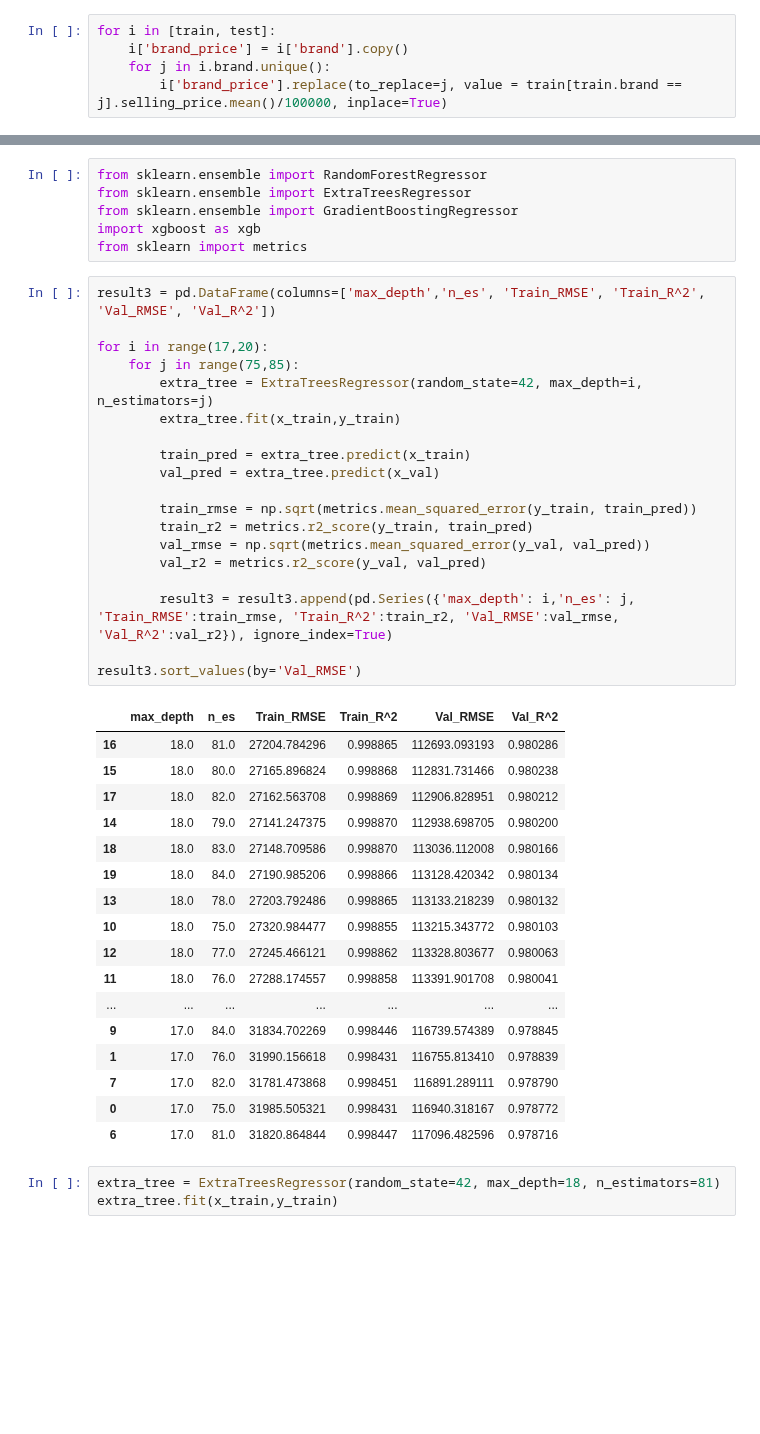
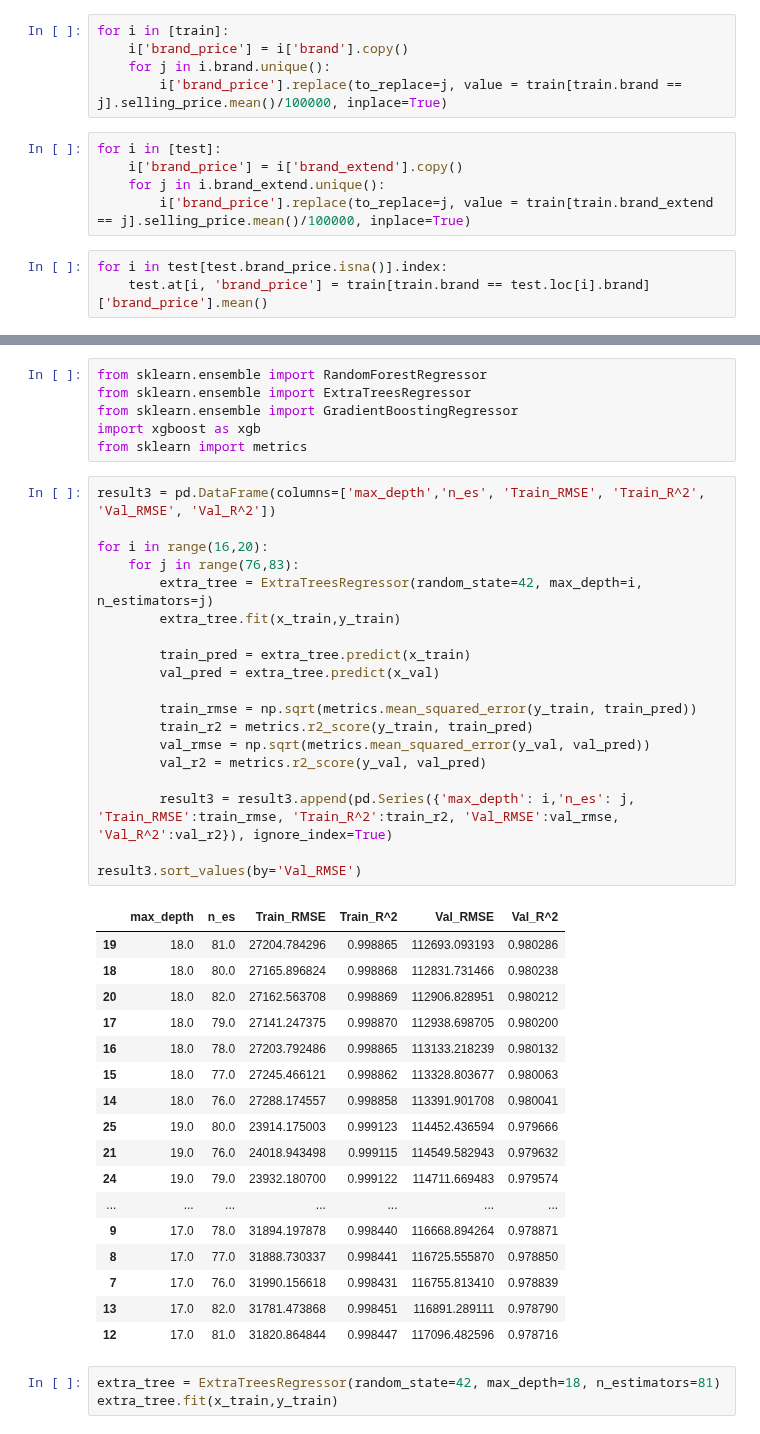
Before and after one commit to khoa2181/DataPreparation, a Jupyter notebook: Tran Minh Khoa_Final Data Preparation.ipynb, the cells around one changed output, grey strips where cells are left out. Drawn from its saved outputs; the diff is of its cells as text; blank space fills up the shorter version.

```diff
--- a/Tran Minh Khoa_Final Data Preparation.ipynb
+++ b/Tran Minh Khoa_Final Data Preparation.ipynb
@@ -61,10 +61,18 @@ for i in [train, test]:
     i['n_owner'].replace(to_replace='Fourth & Above Owner', value=4, inplace=True)
     i['n_owner'].replace(to_replace='Test Drive Car', value=-1, inplace=True)
 # %%
-for i in [train, test]:
+for i in [train]:
     i['brand_price'] = i['brand'].copy()
     for j in i.brand.unique():
         i['brand_price'].replace(to_replace=j, value = train[train.brand == j].selling_price.mean()/100000, inplace=True)
+# %%
+for i in [test]:
+    i['brand_price'] = i['brand_extend'].copy()
+    for j in i.brand_extend.unique():
+        i['brand_price'].replace(to_replace=j, value = train[train.brand_extend == j].selling_price.mean()/100000, inplace=True)
+# %%
+for i in test[test.brand_price.isna()].index:
+    test.at[i, 'brand_price'] = train[train.brand == test.loc[i].brand]['brand_price'].mean()
 # %%
 #train = train[train['selling_price'] < 9000000]
 # %% [markdown]
@@ -242,40 +290,40 @@ from sklearn import metrics
 # %%
 result3 = pd.DataFrame(columns=['max_depth','n_es', 'Train_RMSE', 'Train_R^2', 'Val_RMSE', 'Val_R^2'])
 
-for i in range(17,20):
-    for j in range(75,85):
+for i in range(16,20):
+    for j in range(76,83):
         extra_tree = ExtraTreesRegressor(random_state=42, max_depth=i, n_estimators=j)
         extra_tree.fit(x_train,y_train)
 
         train_pred = extra_tree.predict(x_train)
         val_pred = extra_tree.predict(x_val)
 
         train_rmse = np.sqrt(metrics.mean_squared_error(y_train, train_pred))
         train_r2 = metrics.r2_score(y_train, train_pred)
         val_rmse = np.sqrt(metrics.mean_squared_error(y_val, val_pred))
         val_r2 = metrics.r2_score(y_val, val_pred)
 
         result3 = result3.append(pd.Series({'max_depth': i,'n_es': j, 'Train_RMSE':train_rmse, 'Train_R^2':train_r2, 'Val_RMSE':val_rmse, 'Val_R^2':val_r2}), ignore_index=True)
 
 result3.sort_values(by='Val_RMSE')
 # %% [output]
 |  | max_depth | n_es | Train_RMSE | Train_R^2 | Val_RMSE | Val_R^2 |
-| 16 | 18.0 | 81.0 | 27204.784296 | 0.998865 | 112693.093193 | 0.980286 |
-| 15 | 18.0 | 80.0 | 27165.896824 | 0.998868 | 112831.731466 | 0.980238 |
-| 17 | 18.0 | 82.0 | 27162.563708 | 0.998869 | 112906.828951 | 0.980212 |
-| 14 | 18.0 | 79.0 | 27141.247375 | 0.998870 | 112938.698705 | 0.980200 |
-| 18 | 18.0 | 83.0 | 27148.709586 | 0.998870 | 113036.112008 | 0.980166 |
-| 19 | 18.0 | 84.0 | 27190.985206 | 0.998866 | 113128.420342 | 0.980134 |
-| 13 | 18.0 | 78.0 | 27203.792486 | 0.998865 | 113133.218239 | 0.980132 |
-| 10 | 18.0 | 75.0 | 27320.984477 | 0.998855 | 113215.343772 | 0.980103 |
-| 12 | 18.0 | 77.0 | 27245.466121 | 0.998862 | 113328.803677 | 0.980063 |
-| 11 | 18.0 | 76.0 | 27288.174557 | 0.998858 | 113391.901708 | 0.980041 |
+| 19 | 18.0 | 81.0 | 27204.784296 | 0.998865 | 112693.093193 | 0.980286 |
+| 18 | 18.0 | 80.0 | 27165.896824 | 0.998868 | 112831.731466 | 0.980238 |
+| 20 | 18.0 | 82.0 | 27162.563708 | 0.998869 | 112906.828951 | 0.980212 |
+| 17 | 18.0 | 79.0 | 27141.247375 | 0.998870 | 112938.698705 | 0.980200 |
+| 16 | 18.0 | 78.0 | 27203.792486 | 0.998865 | 113133.218239 | 0.980132 |
+| 15 | 18.0 | 77.0 | 27245.466121 | 0.998862 | 113328.803677 | 0.980063 |
+| 14 | 18.0 | 76.0 | 27288.174557 | 0.998858 | 113391.901708 | 0.980041 |
+| 25 | 19.0 | 80.0 | 23914.175003 | 0.999123 | 114452.436594 | 0.979666 |
+| 21 | 19.0 | 76.0 | 24018.943498 | 0.999115 | 114549.582943 | 0.979632 |
+| 24 | 19.0 | 79.0 | 23932.180700 | 0.999122 | 114711.669483 | 0.979574 |
 | ... | ... | ... | ... | ... | ... | ... |
-| 9 | 17.0 | 84.0 | 31834.702269 | 0.998446 | 116739.574389 | 0.978845 |
-| 1 | 17.0 | 76.0 | 31990.156618 | 0.998431 | 116755.813410 | 0.978839 |
-| 7 | 17.0 | 82.0 | 31781.473868 | 0.998451 | 116891.289111 | 0.978790 |
-| 0 | 17.0 | 75.0 | 31985.505321 | 0.998431 | 116940.318167 | 0.978772 |
-| 6 | 17.0 | 81.0 | 31820.864844 | 0.998447 | 117096.482596 | 0.978716 |
+| 9 | 17.0 | 78.0 | 31894.197878 | 0.998440 | 116668.894264 | 0.978871 |
+| 8 | 17.0 | 77.0 | 31888.730337 | 0.998441 | 116725.555870 | 0.978850 |
+| 7 | 17.0 | 76.0 | 31990.156618 | 0.998431 | 116755.813410 | 0.978839 |
+| 13 | 17.0 | 82.0 | 31781.473868 | 0.998451 | 116891.289111 | 0.978790 |
+| 12 | 17.0 | 81.0 | 31820.864844 | 0.998447 | 117096.482596 | 0.978716 |
 # %%
 extra_tree = ExtraTreesRegressor(random_state=42, max_depth=18, n_estimators=81)
 extra_tree.fit(x_train,y_train)
```
Also changed, not shown: parts of 5 cells of this notebook.
